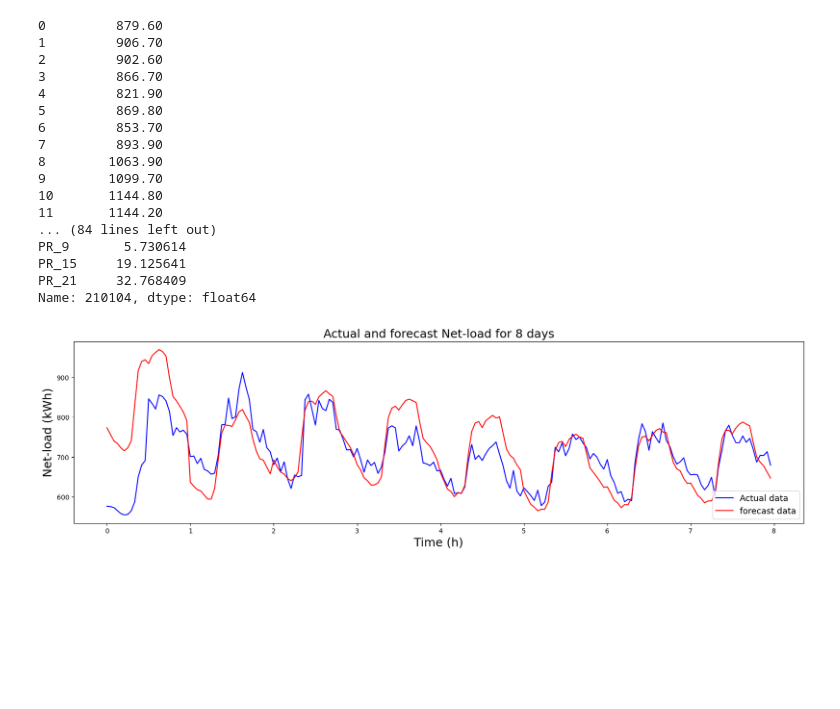
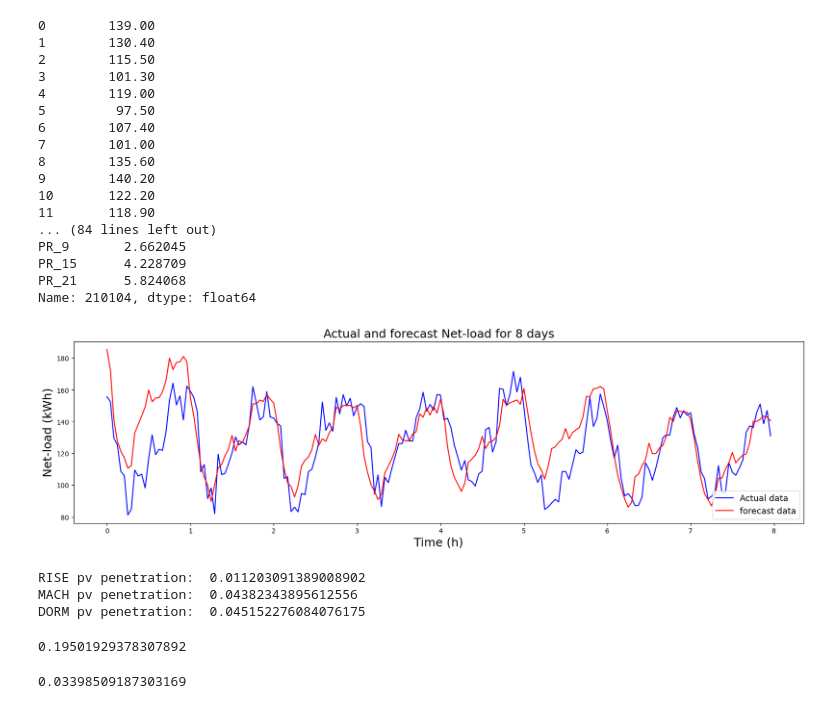
Before and after one commit to Ye-eun-Kim/IIS_net_load_forecast, a Jupyter notebook: wavelet_transform.ipynb, the cells around one changed output. Saved outputs shown, nothing was run; the diff lists cells and outputs as text; code cells hidden in the pictures; blank space fills up the shorter version.

```diff
--- a/wavelet_transform.ipynb
+++ b/wavelet_transform.ipynb
@@ -92,6 +92,8 @@ def set_seed(seed):
 def load_data(building):
     X = pd.read_csv(f'./processed_data/netload/X_netload_231days_{building}_49features.csv', index_col=0)
     Y = pd.read_csv(f'./processed_data/netload/Y_netload_231days_{building}.csv', index_col=0)
+    Y = Y.iloc[:,0:24]
+
     label_interval = get_label_interval(X)
     # X = X.iloc[:,0:24]
     col = X.columns
@@ -293,7 +295,7 @@ def evaluate(model, valid_dataloader):
 
 set_seed(RANDOM_SEED)
 model_case = 1
-building = 'RISE'
+building = 'DORM'
 mae = nn.L1Loss()
 mape = MAPE()
 
@@ -355,15 +357,15 @@ for epoch in range(EPOCHS):
         best_val_epoch = epoch
         patience = 0
     # early stopping
-    else:
-        patience+=1
+    # else:
+    #     patience+=1
         # if patience > 1:
         #     print(f'Patience is increased, patience: {patience}', file = f)
     if epoch % 500 == 0:
         # write a log on file
         print(f'Train Epoch: {epoch:4d}/{EPOCHS}  |  Train Loss {mini_train_loss:.6f}  |  Val Loss {val_loss:.6f}', file = f)
-    if patience == 500:
-        break
+    # if patience == 500:
+    #     break
 
 print('-'*80, file = f)
 print(f'The Best Epoch: {best_val_epoch}  |  The Best Validation Error: {best_val_loss:.6f}', file = f)
@@ -389,46 +391,58 @@ test_mse = criterion2(test_output[:, 0:24], test_y[:, 0:24])
 test_mae = mae(test_output[:, 0:24], test_y[:, 0:24])
 # cannot use mape...
 test_mape = mape(test_output[:, 0:24], test_y[:, 0:24])
 
 
 print('Test Loss', file = f)
 print('MSE: {:.6f}'.format(test_mse), file = f)
 print('MAE: {:.6f}'.format(test_mae), file = f)
 print('MAPE(%): {:.6f}'.format(test_mape*100), file = f)
 
 
 create_folder(dir+f'plots/forecasted_netload/')
 plot(0, 8, test_output[:, 0:24], test_y[:, 0:24], (20, 5), 'Actual and forecast Net-load for 8 days', 18, dir+f'plots/forecasted_netload/{file_name}.png')
 
 
 
 f.close()
 
 torch.save(model.state_dict(), dir+f'models/{file_name}.pt')
 
 
 # save test_output tensor to a csv file
 test_y_idx = [211018, 211019, 211020, 211021, 211022, 211025, 211026, 211027, 211028, 211101, 211102, 211103, 211104, 211105, 211108, 211109, 211110, 211111, 211112, 211115, 211116, 211118, 211119, 211122, 211123, 211124, 211125, 211126, 211129, 211201, 211202, 211203, 211206, 211207, 211208, 211209, 211213, 211214, 211215, 211216, 211217, 211220, 211221, 211227, 211228, 211229, 211230]
 test_output_ = test_output.detach().numpy()
 test_output_ = pd.DataFrame(test_output_, index = test_y_idx, columns = [f'{i:02d}' for i in range(24)])
 create_folder('./experiment_outputs/test_output/netload/')
 test_output_.to_csv(f'./experiment_outputs/test_output/netload/{file_name}.csv', index = True, header = True)
 # %% [output]
-0         879.60
-1         906.70
-2         902.60
-3         866.70
-4         821.90
-5         869.80
-6         853.70
-7         893.90
-8        1063.90
-9        1099.70
-10       1144.80
-11       1144.20
+0        139.00
+1        130.40
+2        115.50
+3        101.30
+4        119.00
+5         97.50
+6        107.40
+7        101.00
+8        135.60
+9        140.20
+10       122.20
+11       118.90
 ... (84 lines left out)
-PR_9       5.730614
-PR_15     19.125641
-PR_21     32.768409
+PR_9       2.662045
+PR_15      4.228709
+PR_21      5.824068
 Name: 210104, dtype: float64
-[figure, old version]
+[figure, new version]
+# %%
+print('RISE pv penetration: ', (10.0323)/895.4939)
+print('MACH pv penetration: ', (14.178)/323.5255)
+print('DORM pv penetration: ', (7.1871)/159.1747)
+# %% [output]
+RISE pv penetration:  0.011203091389008902
+MACH pv penetration:  0.04382343895612556
+DORM pv penetration:  0.045152276084076175
+# %%
+(141376+1816066)/10037171
+# %% [output]
+0.19501929378307892
@@ -434,0 +452,4 @@ Name: 210104, dtype: float64
+# %%
+0.3/8.8274
+# %% [output]
+0.03398509187303169
```
Also changed, not shown: parts of 1 cell of this notebook, 31 other files.
